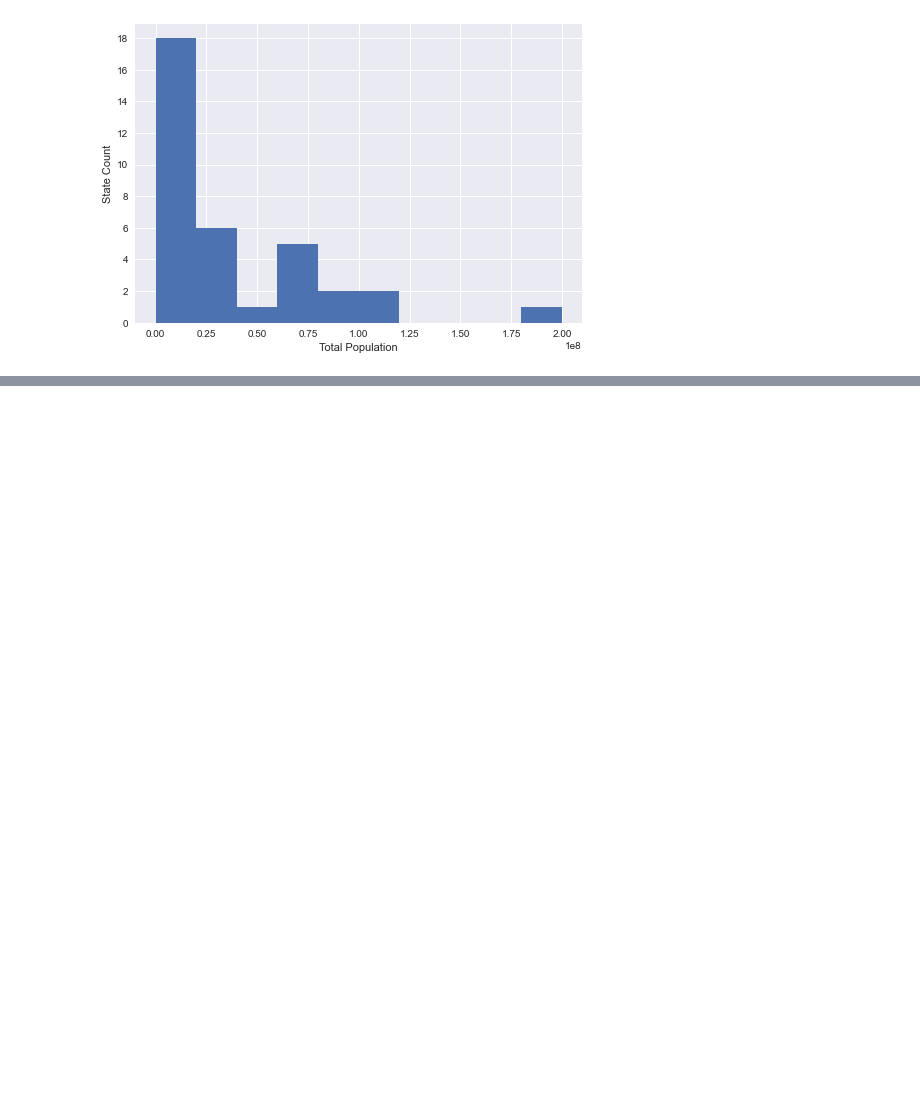
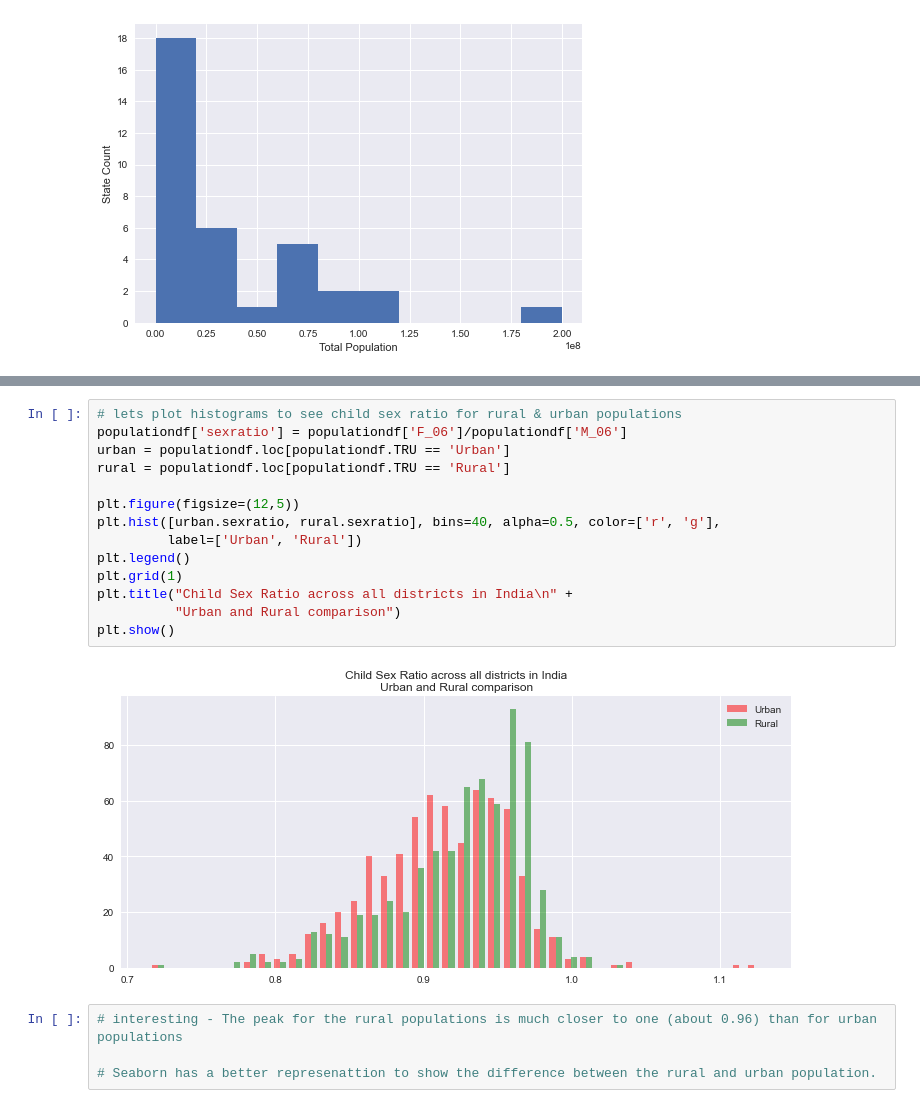
Before and after one commit to samewara/data-visualization, a Jupyter notebook: matplotlib-examples.ipynb, the cells around one changed output, grey strips where cells are left out. Drawn from its saved outputs; the diff is of its cells as text; blank space fills up the shorter version.

```diff
--- a/matplotlib-examples.ipynb
+++ b/matplotlib-examples.ipynb
@@ -58,0 +65,20 @@ No handles with labels found to put in legend.
+# %%
+# lets plot histograms to see child sex ratio for rural & urban populations
+populationdf['sexratio'] = populationdf['F_06']/populationdf['M_06']
+urban = populationdf.loc[populationdf.TRU == 'Urban']
+rural = populationdf.loc[populationdf.TRU == 'Rural']
+
+plt.figure(figsize=(12,5))
+plt.hist([urban.sexratio, rural.sexratio], bins=40, alpha=0.5, color=['r', 'g'],
+         label=['Urban', 'Rural'])
+plt.legend()
+plt.grid(1)
+plt.title("Child Sex Ratio across all districts in India\n" +
+          "Urban and Rural comparison")
+plt.show()
+# %% [output]
+[figure, added]
+# %%
+# interesting - The peak for the rural populations is much closer to one (about 0.96) than for urban populations
+
+# Seaborn has a better represenattion to show the difference between the rural and urban population.
```
Also changed, not shown: parts of 17 cells of this notebook, 1 other file.
